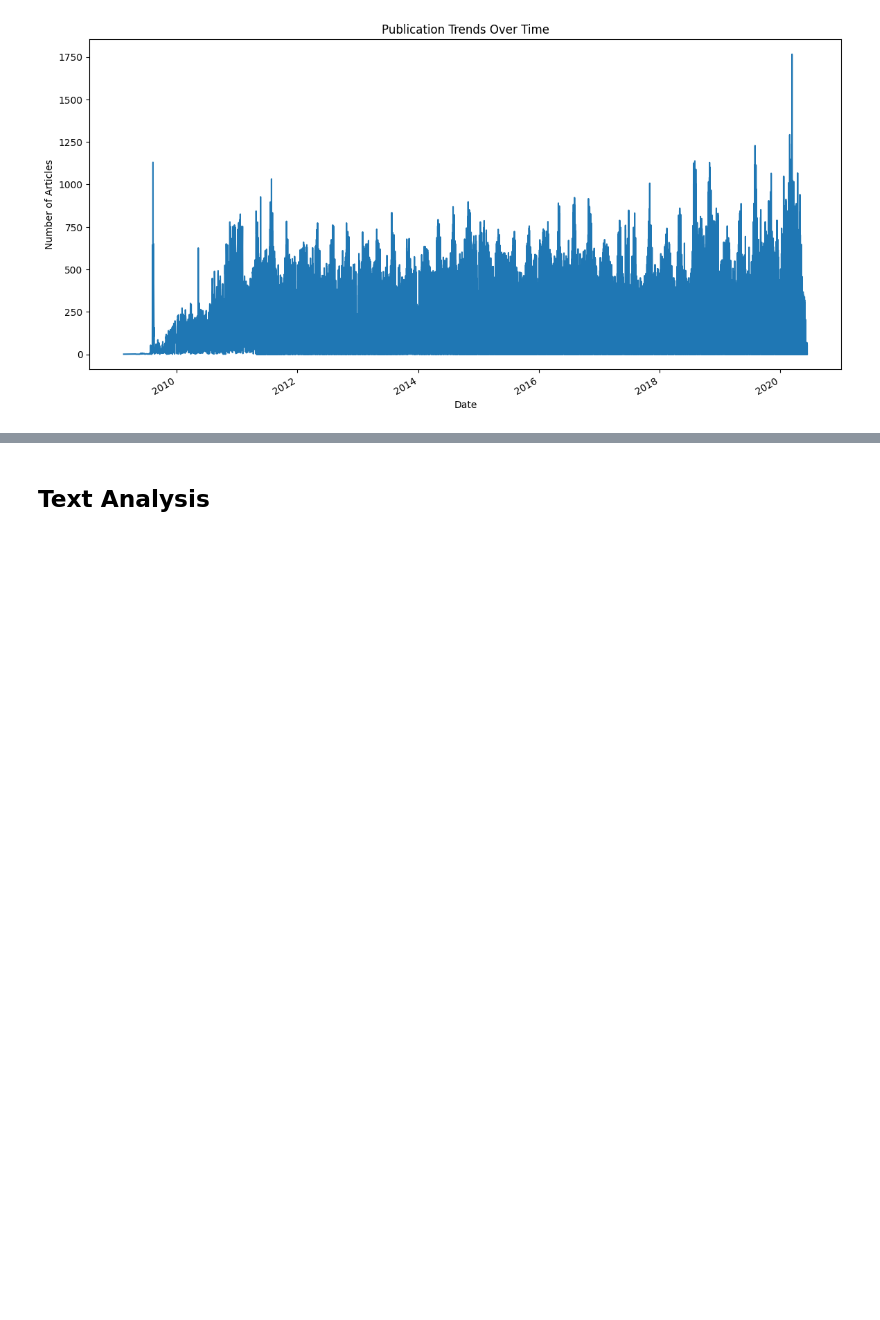
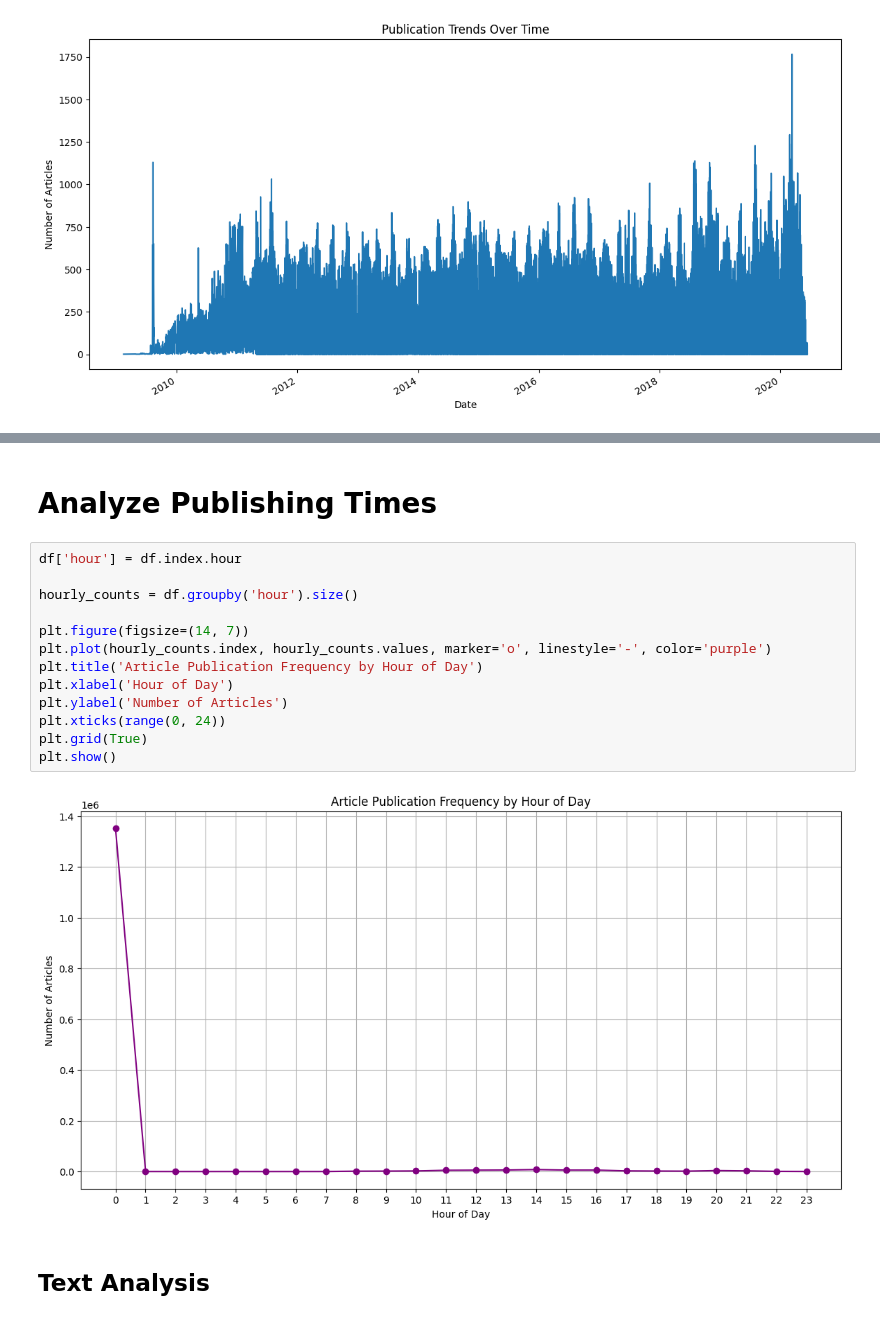
Before and after one commit to Lilly-jhr/financial-news-analysis, a Jupyter notebook: notebooks/EDA_raw_analyst_ratings.ipynb, the cells around one changed output, grey strips where cells are left out. Drawn from its saved outputs; the diff is of its cells as text; blank space fills up the shorter version.

```diff
--- a/notebooks/EDA_raw_analyst_ratings.ipynb
+++ b/notebooks/EDA_raw_analyst_ratings.ipynb
@@ -144,3 +166,20 @@ plot_publication_trends(publication_trends)
+# %% [markdown]
+# Analyze Publishing Times
+# %%
+df['hour'] = df.index.hour
+
+hourly_counts = df.groupby('hour').size()
+
+plt.figure(figsize=(14, 7))
+plt.plot(hourly_counts.index, hourly_counts.values, marker='o', linestyle='-', color='purple')
+plt.title('Article Publication Frequency by Hour of Day')
+plt.xlabel('Hour of Day')
+plt.ylabel('Number of Articles')
+plt.xticks(range(0, 24))
+plt.grid(True)
+plt.show()
+# %% [output]
+[figure, added]
 # %% [markdown]
 ## Text Analysis
 # %%
```
Also changed, not shown: parts of 15 cells of this notebook, 3 other files.
